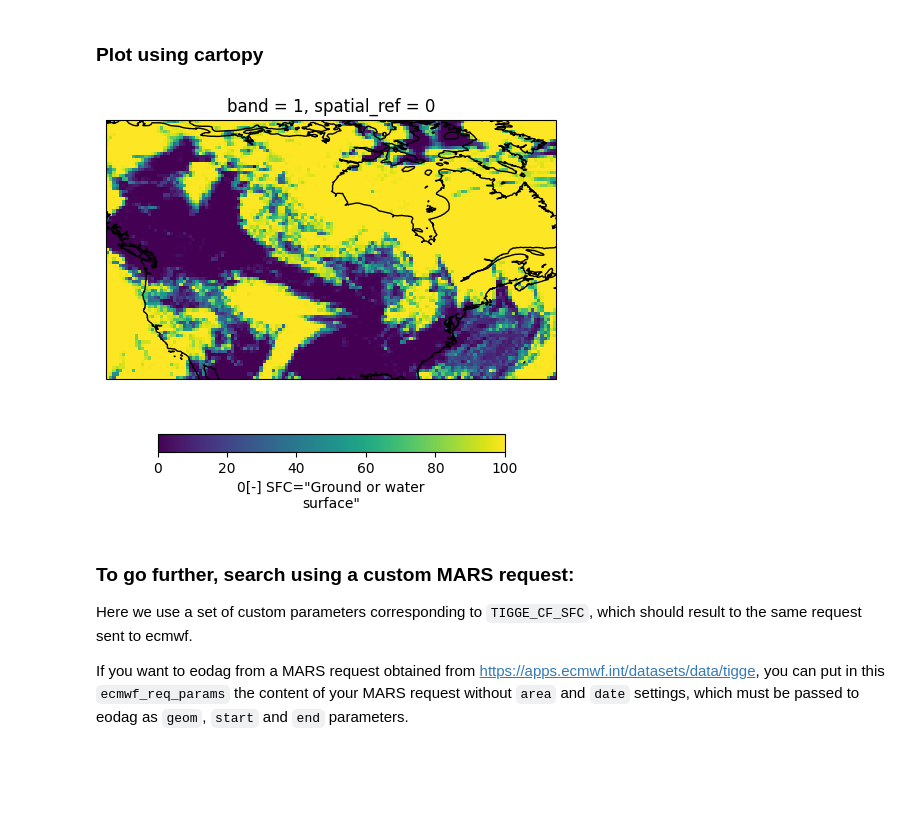
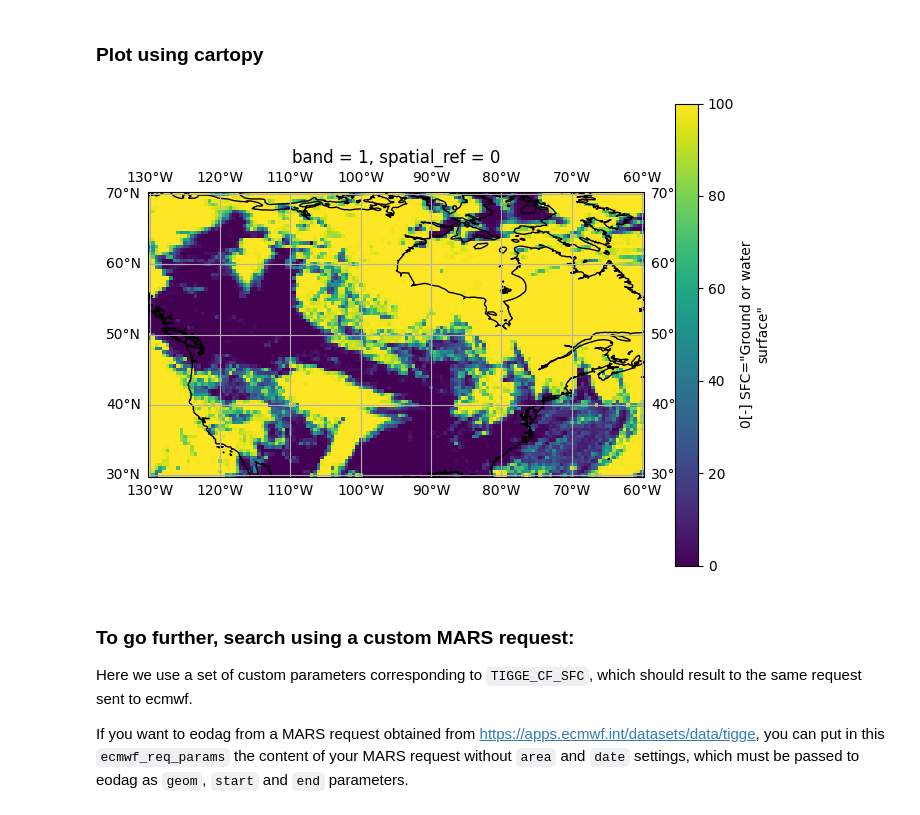
Before and after one commit to CS-SI/eodag, a Jupyter notebook: docs/notebooks/tutos/tuto_ecmwf.ipynb, the cells around one changed output. Drawn from its saved outputs; the diff is of its cells as text; code cells hidden in the pictures; blank space fills up the shorter version.

Commit message:
Fix tuto ecmwf

```diff
--- a/docs/notebooks/tutos/tuto_ecmwf.ipynb
+++ b/docs/notebooks/tutos/tuto_ecmwf.ipynb
@@ -23,13 +23,14 @@ products_from_product_type = dag.search(
     start="2021-11-01",
     end="2021-11-02",
     productType="TIGGE_CF_SFC",
+    count=True,
 )
 print(
     "%s product built %s, \n having param=%s\n"
     % (
         products_from_product_type.number_matched,
         products_from_product_type[0],
-        products_from_product_type[0].properties["param"],
+        products_from_product_type[0].properties["ecmwf:param"],
     )
 )
 # Request for total cloud cover
@@ -38,14 +39,15 @@ products_from_product_type = dag.search(
     start="2021-11-01",
     end="2021-11-02",
     productType="TIGGE_CF_SFC",
-    param="tcc",
+    count=True,
+    **{"ecmwf:param": "tcc"}
 )
 print(
     "%s product built %s, \n having param=%s"
     % (
         products_from_product_type.number_matched,
         products_from_product_type[0],
-        products_from_product_type[0].properties["param"],
+        products_from_product_type[0].properties["ecmwf:param"],
     )
 )
 # %% [output]
@@ -94,20 +96,20 @@ Attributes: (12/15)
 # %% [markdown]
 ### Plot using cartopy
 # %%
-import cartopy.crs as ccrs
+import cartopy.crs as crs
+import cartopy.feature as cfeature
 import matplotlib.pyplot as plt
 
-fig, axis = plt.subplots(1, 1, subplot_kw={"projection": ccrs.PlateCarree()})
+fig = plt.figure(figsize=(8,6))
 
-da.plot(
-    ax=axis,
-    transform=ccrs.PlateCarree(),
-    cbar_kwargs={"orientation": "horizontal", "shrink": 0.7},
-    robust=True,
-)
-axis.coastlines();
+ax = fig.add_subplot(1,1,1, projection=crs.PlateCarree())
+band1 = da[0]
+band1.plot(ax=ax, transform=crs.PlateCarree())
+
+ax.add_feature(cfeature.COASTLINE)
+ax.gridlines(draw_labels=True);
 # %% [output]
-[figure, old version]
+[figure, new version]
 # %% [markdown]
 ### To go further, search using a custom MARS request:
 
```
Also changed, not shown: parts of 2 cells of this notebook, 2 other files.
